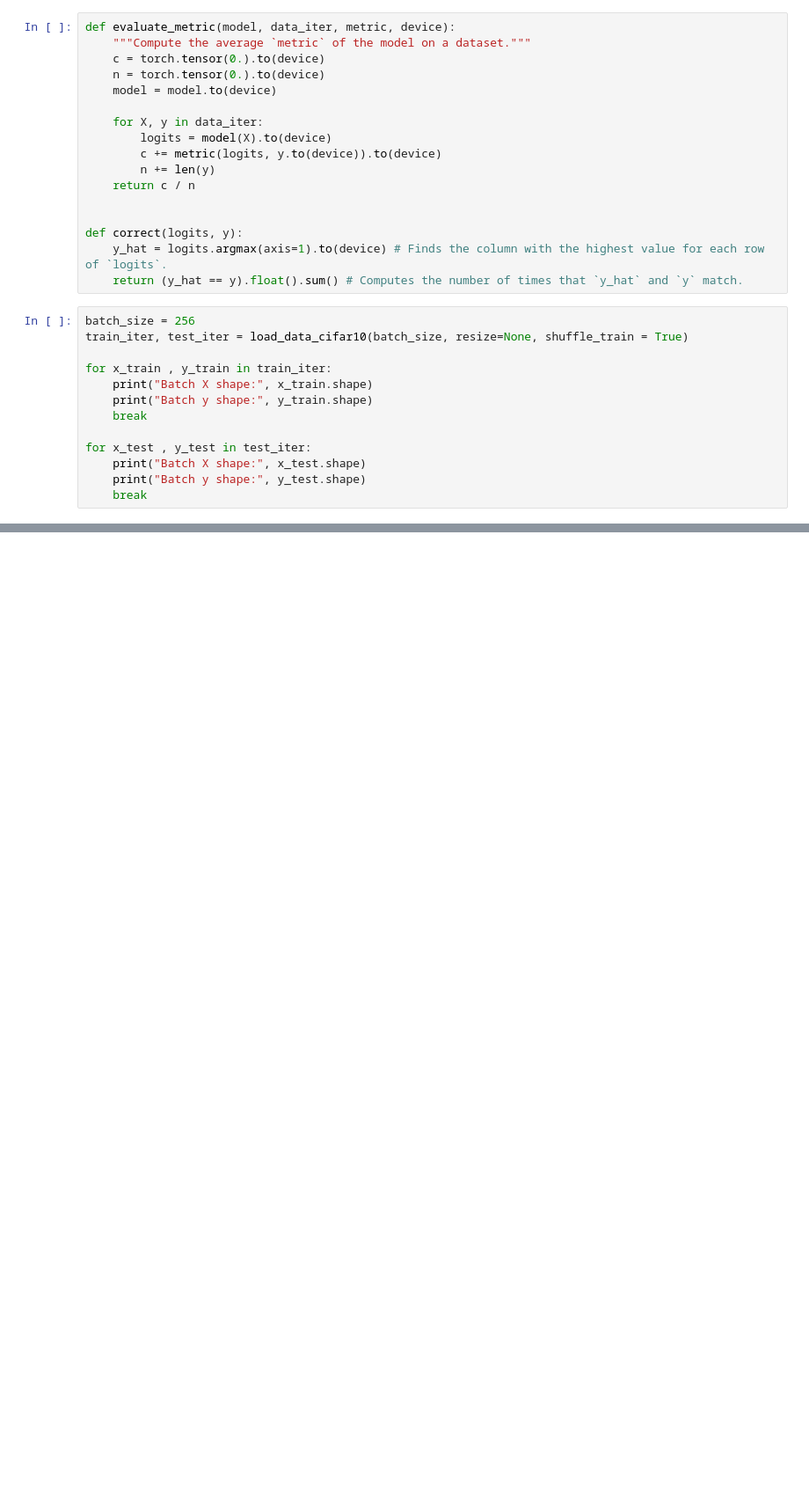
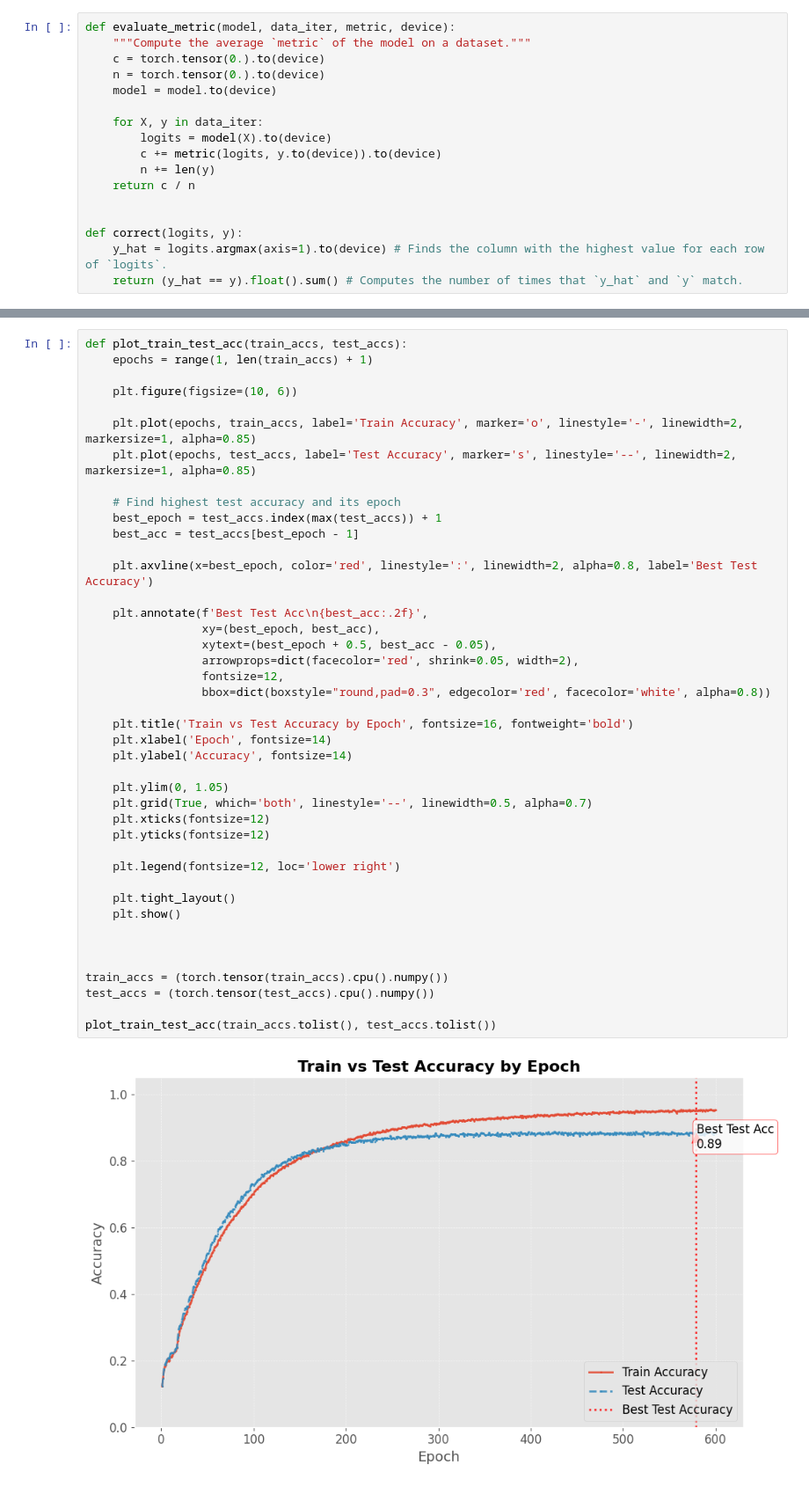
Before and after one commit to Andreas-Pash/CNN_deep_learning, a Jupyter notebook: deep_cnn.ipynb, the cells around one changed output, grey strips where cells are left out. Shown at 88% size. Cells and saved outputs as stored; diff of their text form; blank space fills up the shorter version.

```diff
--- a/deep_cnn.ipynb
+++ b/deep_cnn.ipynb
@@ -542,16 +547,3 @@ def evaluate_metric(model, data_iter, metric, device):
 def correct(logits, y):
     y_hat = logits.argmax(axis=1).to(device) # Finds the column with the highest value for each row of `logits`.
     return (y_hat == y).float().sum() # Computes the number of times that `y_hat` and `y` match.
-# %%
-batch_size = 256
-train_iter, test_iter = load_data_cifar10(batch_size, resize=None, shuffle_train = True)
-
-for x_train , y_train in train_iter:
-    print("Batch X shape:", x_train.shape)
-    print("Batch y shape:", y_train.shape)
-    break
-
-for x_test , y_test in test_iter:
-    print("Batch X shape:", x_test.shape)
-    print("Batch y shape:", y_test.shape)
-    break
@@ -683,0 +719,44 @@ plt.show()
+# %%
+def plot_train_test_acc(train_accs, test_accs):
+    epochs = range(1, len(train_accs) + 1)
+
+    plt.figure(figsize=(10, 6))
+
+    plt.plot(epochs, train_accs, label='Train Accuracy', marker='o', linestyle='-', linewidth=2, markersize=1, alpha=0.85)
+    plt.plot(epochs, test_accs, label='Test Accuracy', marker='s', linestyle='--', linewidth=2, markersize=1, alpha=0.85)
+
+    # Find highest test accuracy and its epoch
+    best_epoch = test_accs.index(max(test_accs)) + 1
+    best_acc = test_accs[best_epoch - 1]
+
+    plt.axvline(x=best_epoch, color='red', linestyle=':', linewidth=2, alpha=0.8, label='Best Test Accuracy')
+
+    plt.annotate(f'Best Test Acc\n{best_acc:.2f}',
+                 xy=(best_epoch, best_acc),
+                 xytext=(best_epoch + 0.5, best_acc - 0.05),
+                 arrowprops=dict(facecolor='red', shrink=0.05, width=2),
+                 fontsize=12,
+                 bbox=dict(boxstyle="round,pad=0.3", edgecolor='red', facecolor='white', alpha=0.8))
+
+    plt.title('Train vs Test Accuracy by Epoch', fontsize=16, fontweight='bold')
+    plt.xlabel('Epoch', fontsize=14)
+    plt.ylabel('Accuracy', fontsize=14)
+
+    plt.ylim(0, 1.05)
+    plt.grid(True, which='both', linestyle='--', linewidth=0.5, alpha=0.7)
+    plt.xticks(fontsize=12)
+    plt.yticks(fontsize=12)
+
+    plt.legend(fontsize=12, loc='lower right')
+
+    plt.tight_layout()
+    plt.show()
+
+
+
+train_accs = (torch.tensor(train_accs).cpu().numpy())
+test_accs = (torch.tensor(test_accs).cpu().numpy())
+
+plot_train_test_acc(train_accs.tolist(), test_accs.tolist())
+# %% [output]
+[figure, added]
```
Also changed, not shown: parts of 22 cells of this notebook.
